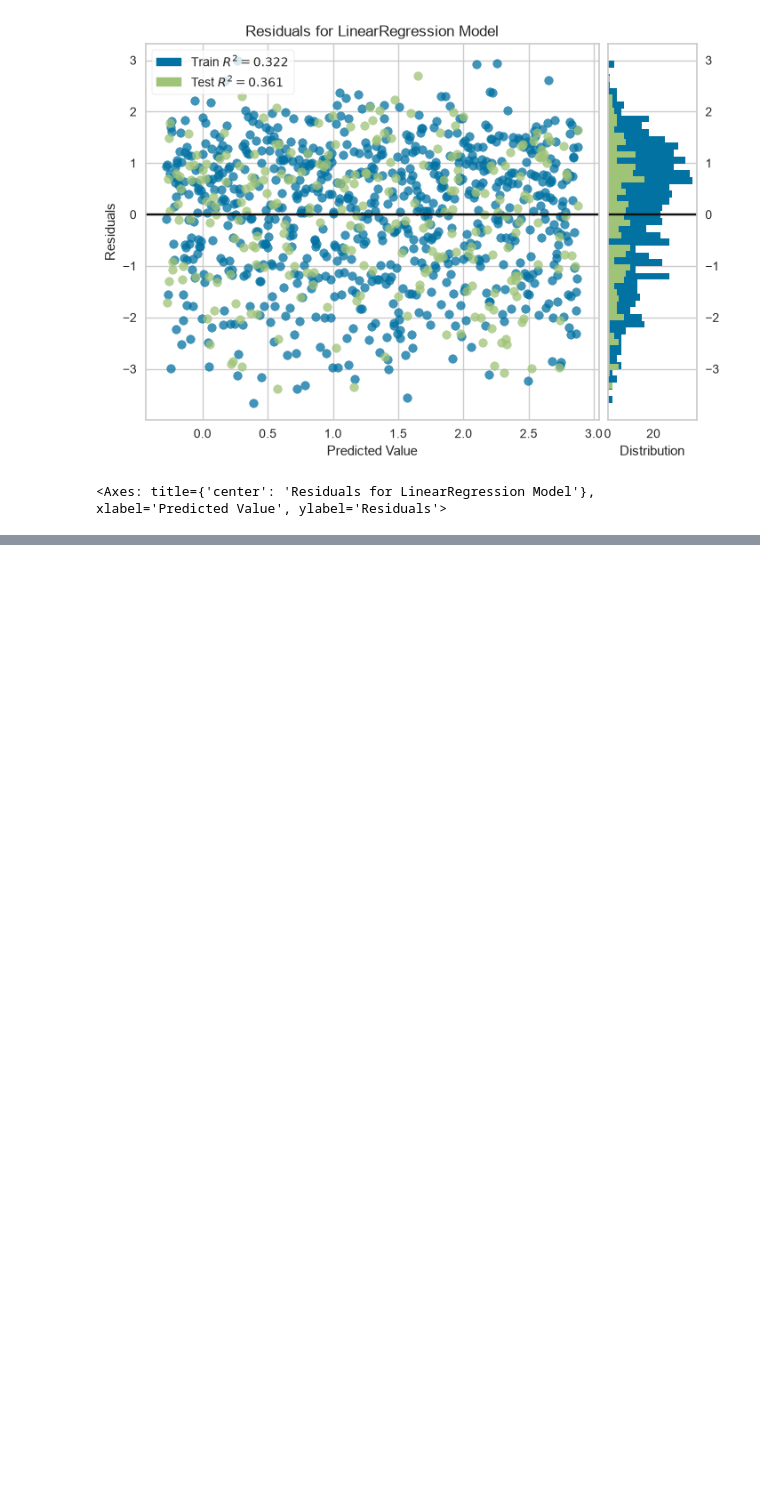
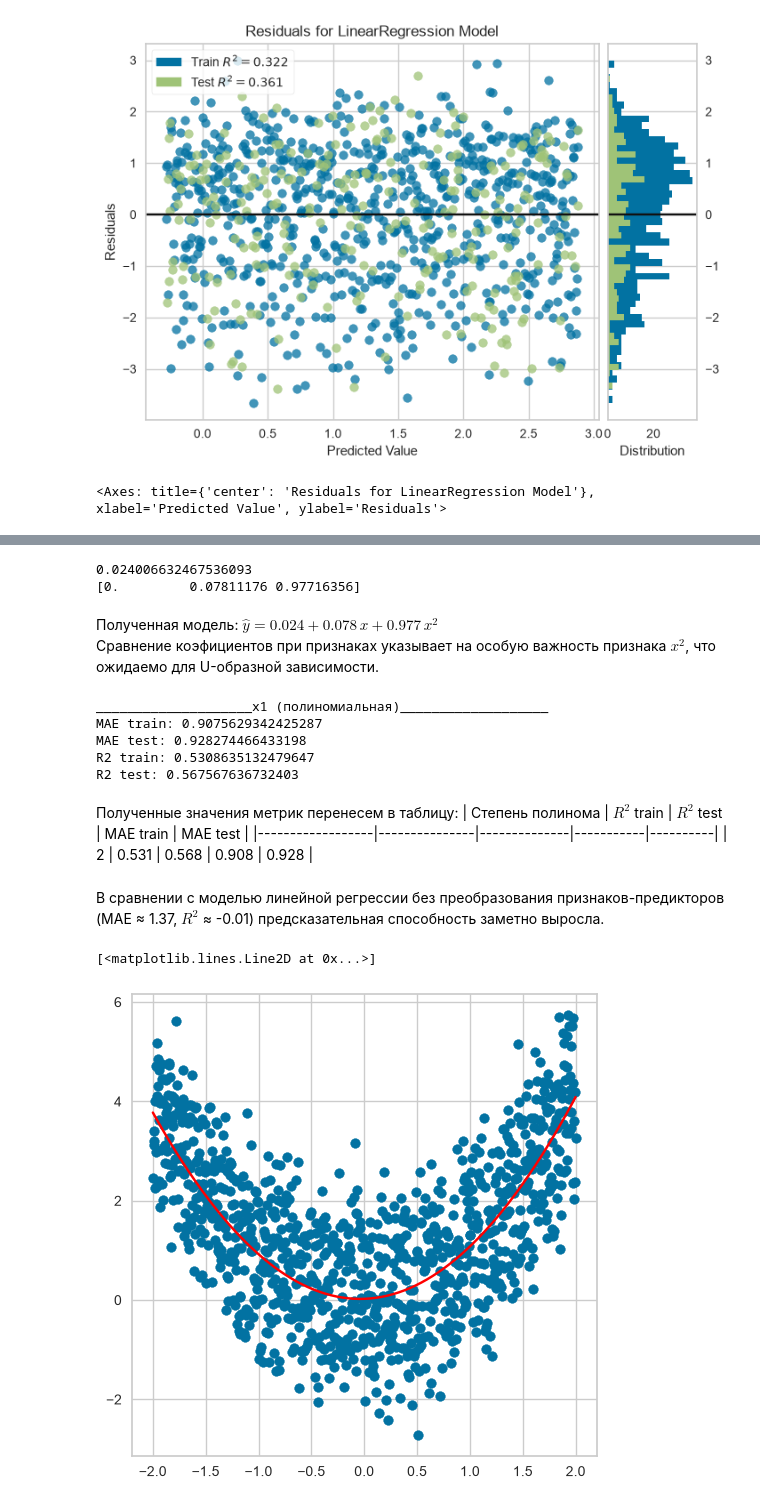
Before and after one commit to AlekseevaAnna1/data-analytics-labs, a Jupyter notebook: ЛР3_Алексеева_1.ipynb, the cells around one changed output, grey strips where cells are left out. Saved outputs shown, nothing was run; the diff lists cells and outputs as text; code cells hidden in the pictures; blank space fills up the shorter version.

```diff
--- a/ЛР3_Алексеева_1.ipynb
+++ b/ЛР3_Алексеева_1.ipynb
@@ -275,0 +332,11 @@ visualizer2.show()
+# %%
+poly_dg2 = PolynomialFeatures(degree=2) # создание преобразователя
+X_train_poly_dg2 = poly_dg2.fit_transform(np.array(X_train1).reshape(-1, 1)) # преобразованиe train выборки
+
+# обучение лин регрессии на преобразованных данных
+lin_reg_dg2 = LinearRegression()
+lin_reg_dg2.fit(X_train_poly_dg2, y_train1)
+
+X_test_poly_dg2 = poly_dg2.transform(np.array(X_test1).reshape(-1, 1)) # преобразованиу test выборки
+
+predictions_poly_dg2 = lin_reg_dg2.predict(X_test_poly_dg2)
@@ -275,0 +345,38 @@ visualizer2.show()
+# %%
+print(lin_reg_dg2.intercept_)    # w0
+print(lin_reg_dg2.coef_)         # w1, w2  (при x и x^2)
+# %% [output]
+0.024006632467536093
+[0.         0.07811176 0.97716356]
+# %% [markdown]
+Полученная модель: $\hat{y} = 0.024 + 0.078\,x + 0.977\,x^2$
+Сравнение коэфициентов при признаках указывает на особую важность признака $x^2$, что ожидаемо для U-образной зависимости.
+# %%
+predictions_train_poly_dg2 = lin_reg_dg2.predict(X_train_poly_dg2)
+print('____________________x1 (полиномиальная)___________________')
+print('MAE train:', metrics.mean_absolute_error(y_train1, predictions_train_poly_dg2))
+print('MAE test:',  metrics.mean_absolute_error(y_test1, predictions_poly_dg2))
+print('R2 train:',  metrics.r2_score(y_train1, predictions_train_poly_dg2))
+print('R2 test:',   metrics.r2_score(y_test1, predictions_poly_dg2))
+# %% [output]
+____________________x1 (полиномиальная)___________________
+MAE train: 0.9075629342425287
+MAE test: 0.928274466433198
+R2 train: 0.5308635132479647
+R2 test: 0.567567636732403
+# %% [markdown]
+Полученные значения метрик перенесем в таблицу:
+| Степень полинома | $R^2$ train | $R^2$ test | MAE train | MAE test |
+|------------------|---------------|--------------|-----------|----------|
+| 2                | 0.531         | 0.568        | 0.908     | 0.928    |
+# %% [markdown]
+В сравнении с моделью линейной регрессии без преобразования признаков-предикторов (MAE ≈  1.37, $R^2$ ≈ -0.01) предсказательная способность заметно выросла.
+# %%
+plt.figure(figsize=(6, 6))
+x_line = np.linspace(df['x1'].min(), df['x1'].max(), 300).reshape(-1, 1)
+y_line = lin_reg_dg2.predict(poly_dg2.transform(x_line))
+plt.scatter(df['x1'], df['y'])
+plt.plot(x_line, y_line, color='red')
+# %% [output]
+[<matplotlib.lines.Line2D at 0x...>]
+[figure, added]
```
Also changed, not shown: parts of 27 cells of this notebook.
